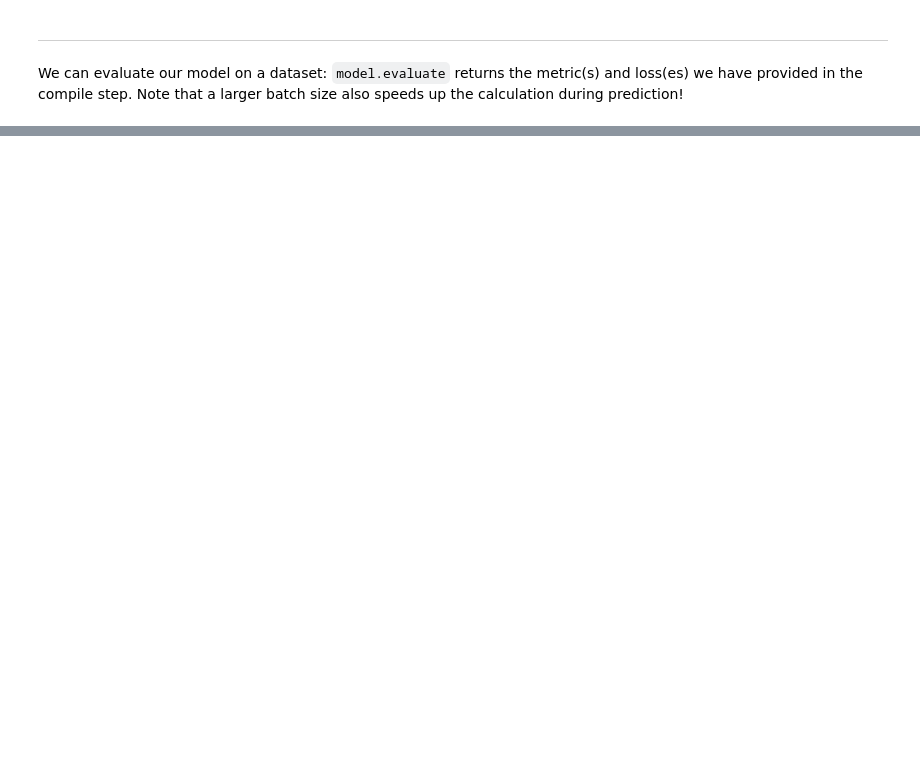
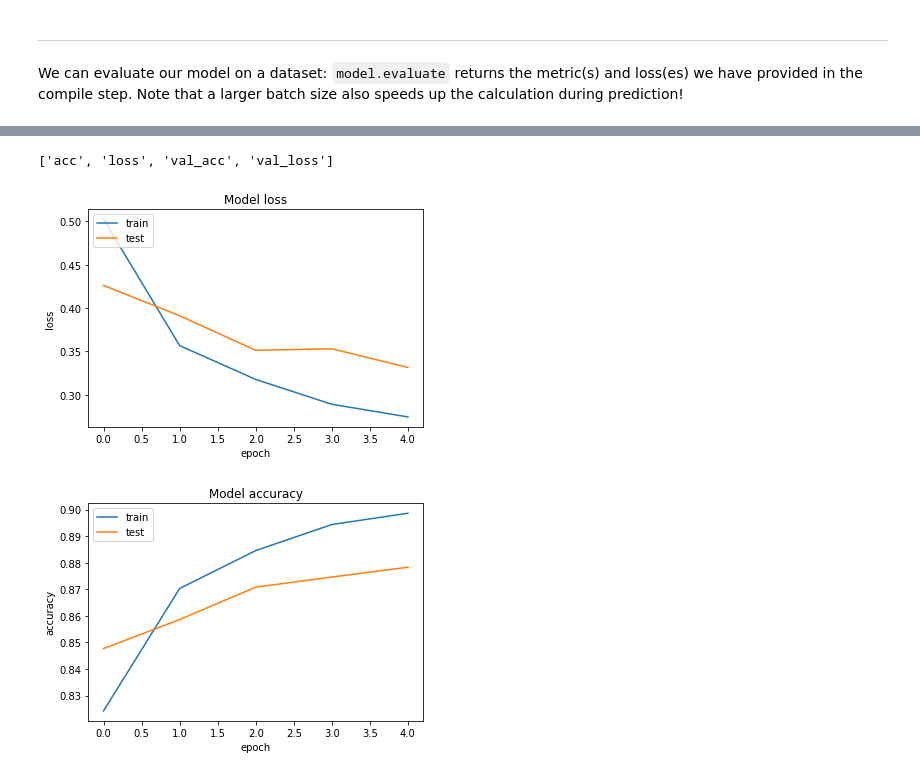
Before and after one commit to dkgithub/wuhan_DL_labs, a Jupyter notebook: Intro_DL_with_Keras_2.ipynb, the cells around one changed output, grey strips where cells are left out. Drawn from its saved outputs; the diff is of its cells as text; code cells hidden in the pictures; blank space fills up the shorter version.

```diff
--- a/Intro_DL_with_Keras_2.ipynb
+++ b/Intro_DL_with_Keras_2.ipynb
@@ -177,0 +251,14 @@ $f_{k}(\overrightarrow{x})=\frac{\exp({x_{k}})}{\sum_{j=1}^{J} \exp({x_{j}})} \q
+# %%
+from tensorflow.keras import models, layers, losses, optimizers
+
+model = tf.keras.models.Sequential([
+  layers.Flatten(input_shape=(28, 28)),
+  layers.Dense(512, activation='relu'),
+  layers.Dense(512, activation='relu'),
+  layers.Dense(10, activation='softmax')
+])
+model.summary()
+
+model.compile(optimizer='adam',
+              loss='sparse_categorical_crossentropy',
+              metrics=['acc'])
@@ -177,0 +281,2 @@ $f_{k}(\overrightarrow{x})=\frac{\exp({x_{k}})}{\sum_{j=1}^{J} \exp({x_{j}})} \q
+# %%
+history=model.fit(x_train, y_train, validation_data=(x_test,y_test), batch_size=256, epochs=5)
@@ -177,0 +295,23 @@ $f_{k}(\overrightarrow{x})=\frac{\exp({x_{k}})}{\sum_{j=1}^{J} \exp({x_{j}})} \q
+# %%
+import matplotlib.pyplot as plt
+print(history.history.keys())
+# summarize history for loss
+plt.plot(history.history['loss'])
+plt.plot(history.history['val_loss'])
+plt.title('Model loss')
+plt.ylabel('loss')
+plt.xlabel('epoch')
+plt.legend(['train', 'test'], loc='upper left')
+plt.show()
+# summarize history for accuracy
+plt.plot(history.history['acc'])
+plt.plot(history.history['val_acc'])
+plt.title('Model accuracy')
+plt.ylabel('accuracy')
+plt.xlabel('epoch')
+plt.legend(['train', 'test'], loc='upper left')
+plt.show()
+# %% [output]
+['acc', 'loss', 'val_acc', 'val_loss']
+[figure, added]
+[figure, added]
```
Also changed, not shown: parts of 27 cells of this notebook, 1 other file.
